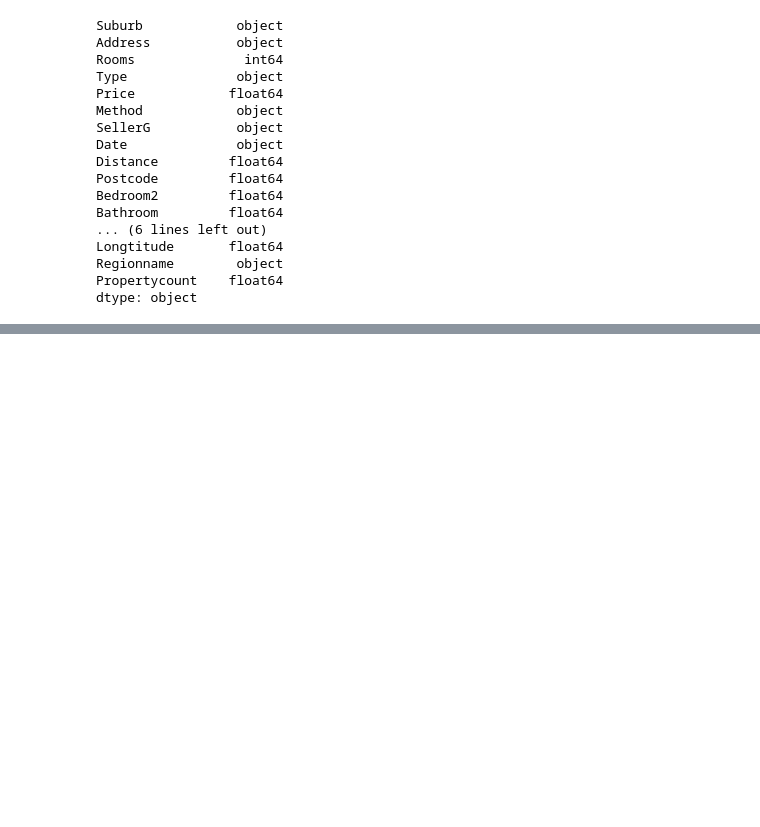
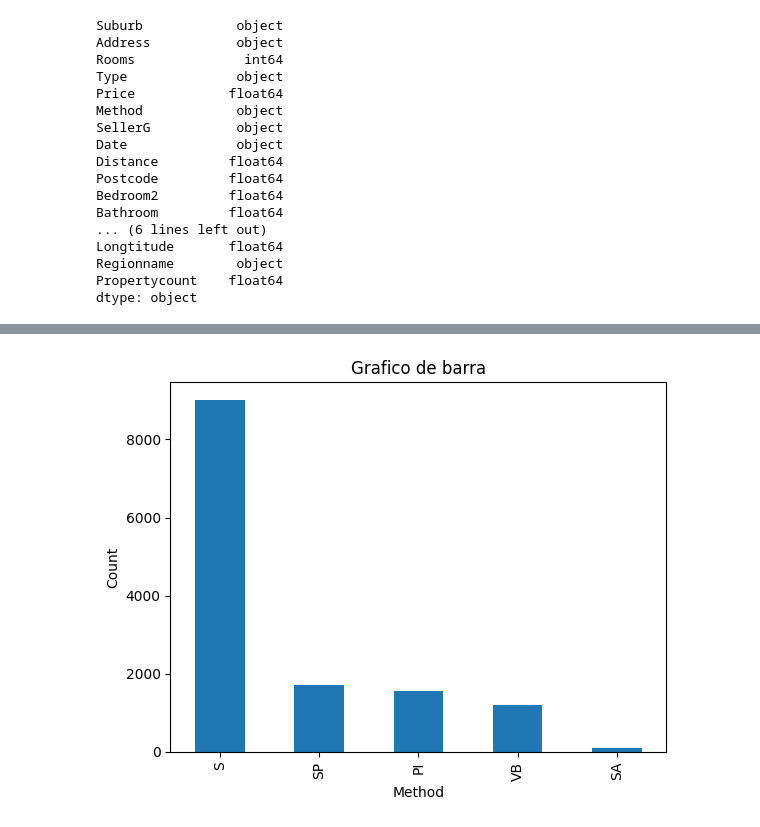
Before and after one commit to alfcastillo90/visualizaciones_datasets, a Jupyter notebook: Visualizaciones_datasets.ipynb, the cells around one changed output, grey strips where cells are left out. Cells and saved outputs as stored; diff of their text form; code cells hidden in the pictures; blank space fills up the shorter version.

```diff
--- a/Visualizaciones_datasets.ipynb
+++ b/Visualizaciones_datasets.ipynb
@@ -95,0 +157,8 @@ dtype: object
+# %%
+dataset['Method'].value_counts().plot(kind='bar')
+plt.xlabel('Method')
+plt.ylabel('Count')
+plt.title('Grafico de barra')
+plt.show()
+# %% [output]
+[figure, added]
```
Also changed, not shown: parts of 6 cells of this notebook.
